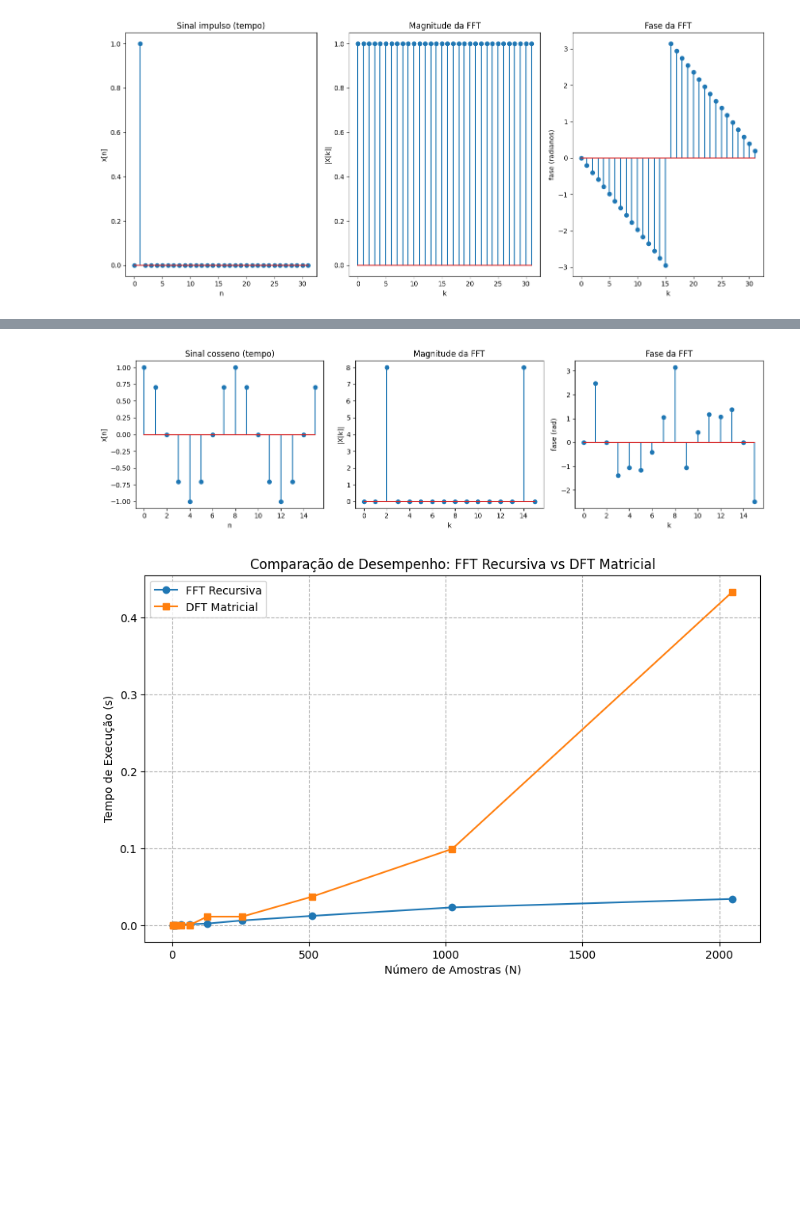
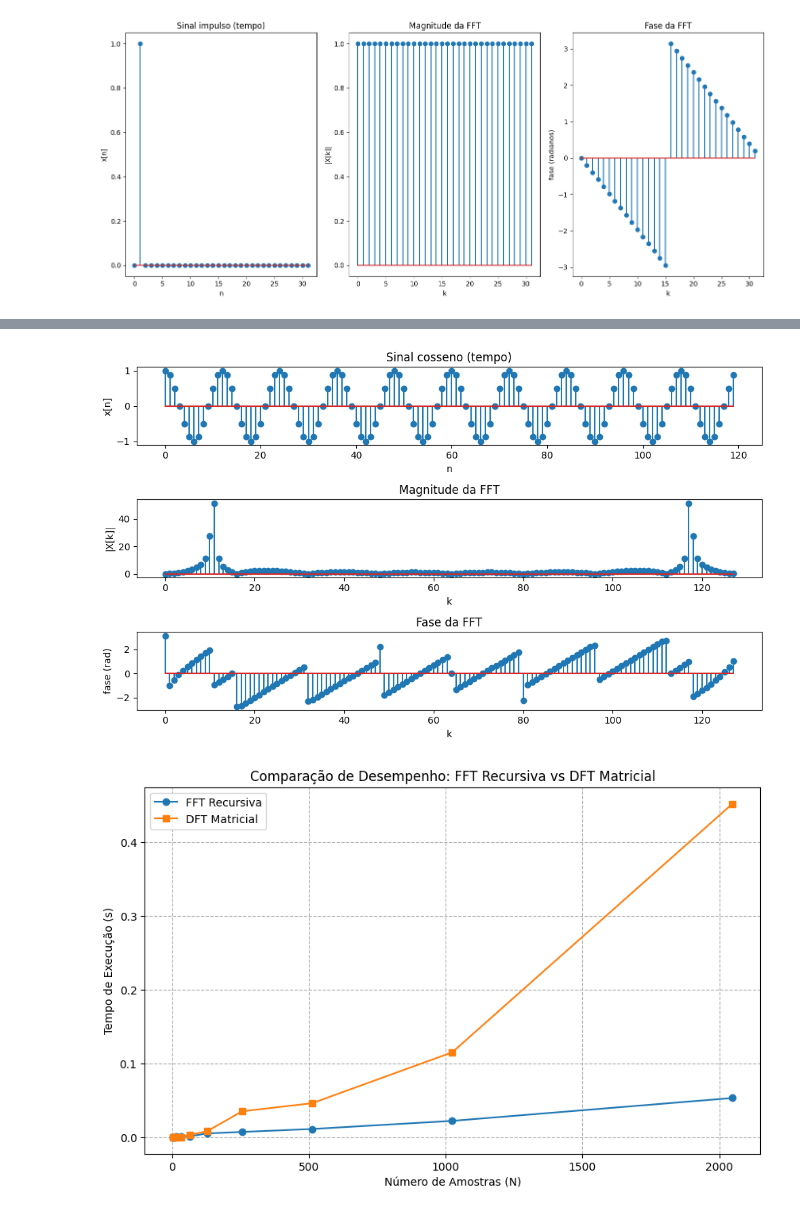
Before and after one commit to ricardofss1/PDS, a Jupyter notebook: DFT_FFT_Implementação.ipynb, the cells around one changed output, grey strips where cells are left out. Saved outputs shown, nothing was run; the diff lists cells and outputs as text; code cells hidden in the pictures; blank space fills up the shorter version.

```diff
--- a/DFT_FFT_Implementação.ipynb
+++ b/DFT_FFT_Implementação.ipynb
@@ -231,8 +237,8 @@ plt.show()
 # %% [output]
 [figure]
 # %%
-N = 16
-f0 = 2
+N = 120
+f0 = 10
 n = np.arange(N)
 x = np.cos(2 * np.pi * f0 * n / N)
 
@@ -242,22 +248,22 @@ X = fft_dec(x_padded)
 magnitude = np.abs(X)
 fase = np.angle(X)
 
-plt.figure(figsize=(14, 4))
+plt.figure(figsize=(10, 6))
 
-plt.subplot(1, 3, 1)
+plt.subplot(3, 1, 1)
 plt.stem(n, x)
 plt.title("Sinal cosseno (tempo)")
 plt.xlabel("n")
 plt.ylabel("x[n]")
 
 
-plt.subplot(1, 3, 2)
+plt.subplot(3, 1, 2)
 plt.stem(magnitude)
 plt.title("Magnitude da FFT")
 plt.xlabel("k")
 plt.ylabel("|X[k]|")
 
-plt.subplot(1, 3, 3)
+plt.subplot(3, 1, 3)
 plt.stem(fase)
 plt.title("Fase da FFT")
 plt.xlabel("k")
@@ -270,32 +276,33 @@ plt.show()
 # %%
 X = np.fft.fft(x_padded)
 magnitude = np.abs(X)
 fase = np.angle(X)
 
-plt.figure(figsize=(14, 4))
+plt.figure(figsize=(10, 6))
 
-plt.subplot(1, 3, 1)
+plt.subplot(3, 1, 1)
 plt.stem(n, x)
 plt.title("Sinal cosseno (tempo)")
 plt.xlabel("n")
 plt.ylabel("x[n]")
 
-plt.subplot(1, 3, 2)
+
+plt.subplot(3, 1, 2)
 plt.stem(magnitude)
 plt.title("Magnitude da FFT")
 plt.xlabel("k")
 plt.ylabel("|X[k]|")
 
-plt.subplot(1, 3, 3)
+plt.subplot(3, 1, 3)
 plt.stem(fase)
 plt.title("Fase da FFT")
 plt.xlabel("k")
 plt.ylabel("fase (rad)")
 
 plt.tight_layout()
 plt.show()
 # %% [output]
-[figure, old version]
+[figure, new version]
 # %%
 import time
 
@@ -329,4 +336,4 @@ plt.legend()
 plt.grid(True, which="both", ls="--")
 plt.show()
 # %% [output]
-[figure, old version]
+[figure, new version]
```
Also changed, not shown: parts of 3 cells of this notebook.
